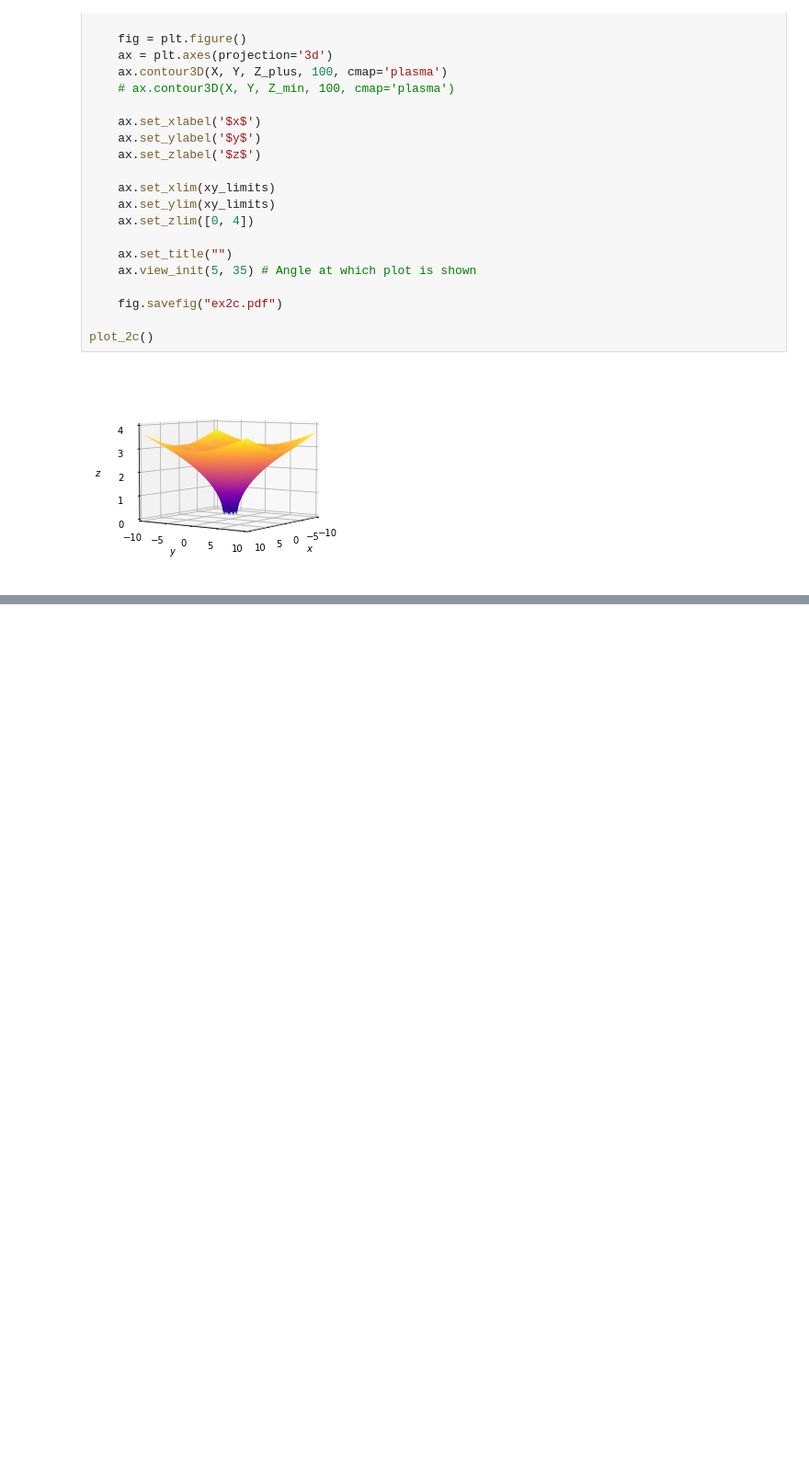
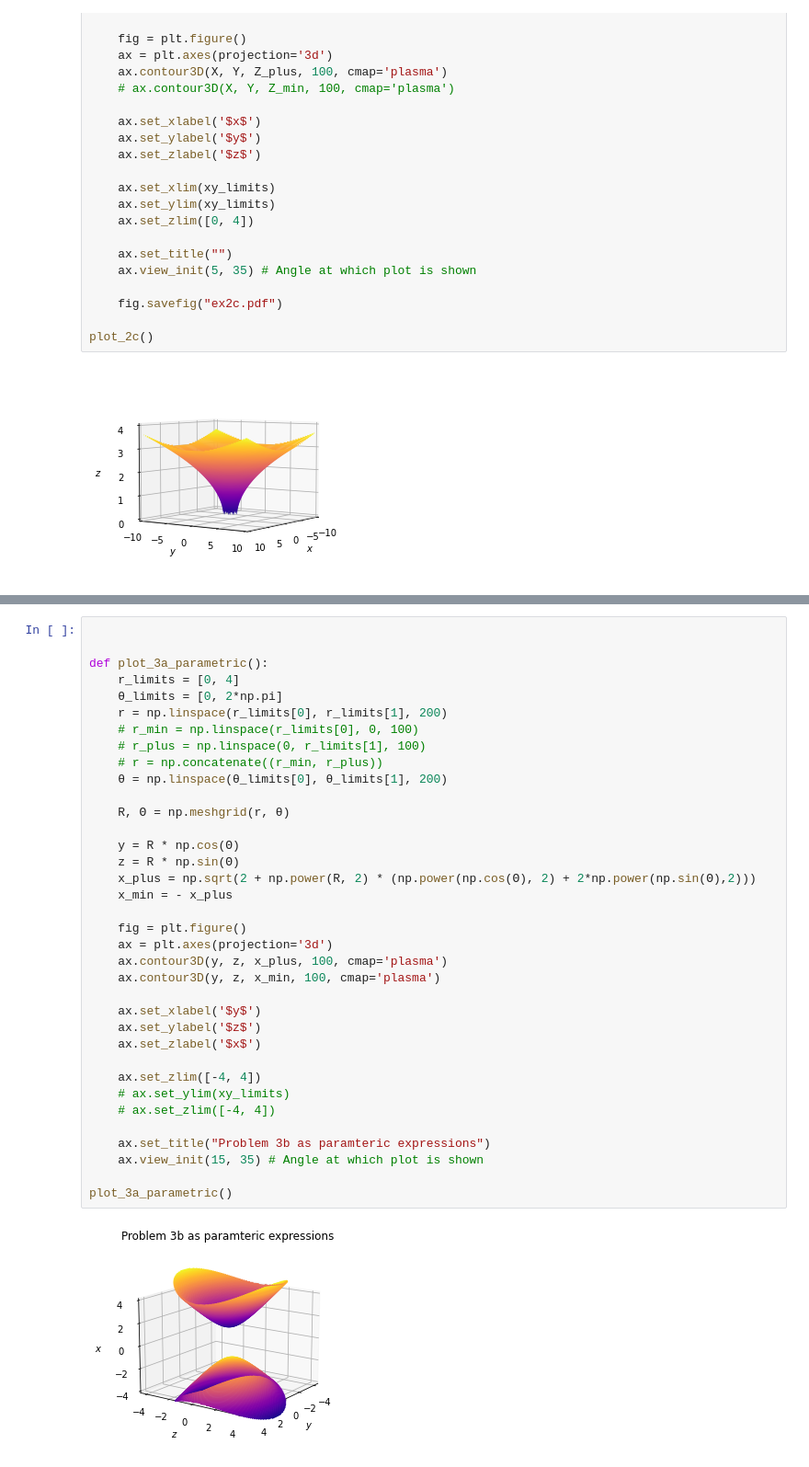
Before and after one commit to Nifrec/adv_calc_assignment, a Jupyter notebook: assignment_3/ass_3.ipynb, the cells around one changed output, grey strips where cells are left out. Shown: that part at 92% size. Cells and saved outputs as stored; diff of their text form; blank space fills up the shorter version.

```diff
--- a/assignment_3/ass_3.ipynb
+++ b/assignment_3/ass_3.ipynb
@@ -135,0 +230,38 @@ plot_2c()
+# %%
+
+
+def plot_3a_parametric():
+    r_limits = [0, 4]
+    θ_limits = [0, 2*np.pi]
+    r = np.linspace(r_limits[0], r_limits[1], 200)
+    # r_min = np.linspace(r_limits[0], 0, 100)
+    # r_plus = np.linspace(0, r_limits[1], 100)
+    # r = np.concatenate((r_min, r_plus))
+    θ = np.linspace(θ_limits[0], θ_limits[1], 200)
+
+    R, Θ = np.meshgrid(r, θ)
+
+    y = R * np.cos(Θ)
+    z = R * np.sin(Θ)
+    x_plus = np.sqrt(2 + np.power(R, 2) * (np.power(np.cos(Θ), 2) + 2*np.power(np.sin(Θ),2)))
+    x_min = - x_plus
+
+    fig = plt.figure()
+    ax = plt.axes(projection='3d')
+    ax.contour3D(y, z, x_plus, 100, cmap='plasma')
+    ax.contour3D(y, z, x_min, 100, cmap='plasma')
+
+    ax.set_xlabel('$y$')
+    ax.set_ylabel('$z$')
+    ax.set_zlabel('$x$')
+
+    ax.set_zlim([-4, 4])
+    # ax.set_ylim(xy_limits)
+    # ax.set_zlim([-4, 4])
+
+    ax.set_title("Problem 3b as paramteric expressions")
+    ax.view_init(15, 35) # Angle at which plot is shown
+
+plot_3a_parametric()
+# %% [output]
+[figure, added]
```
Also changed, not shown: parts of 3 cells of this notebook.
